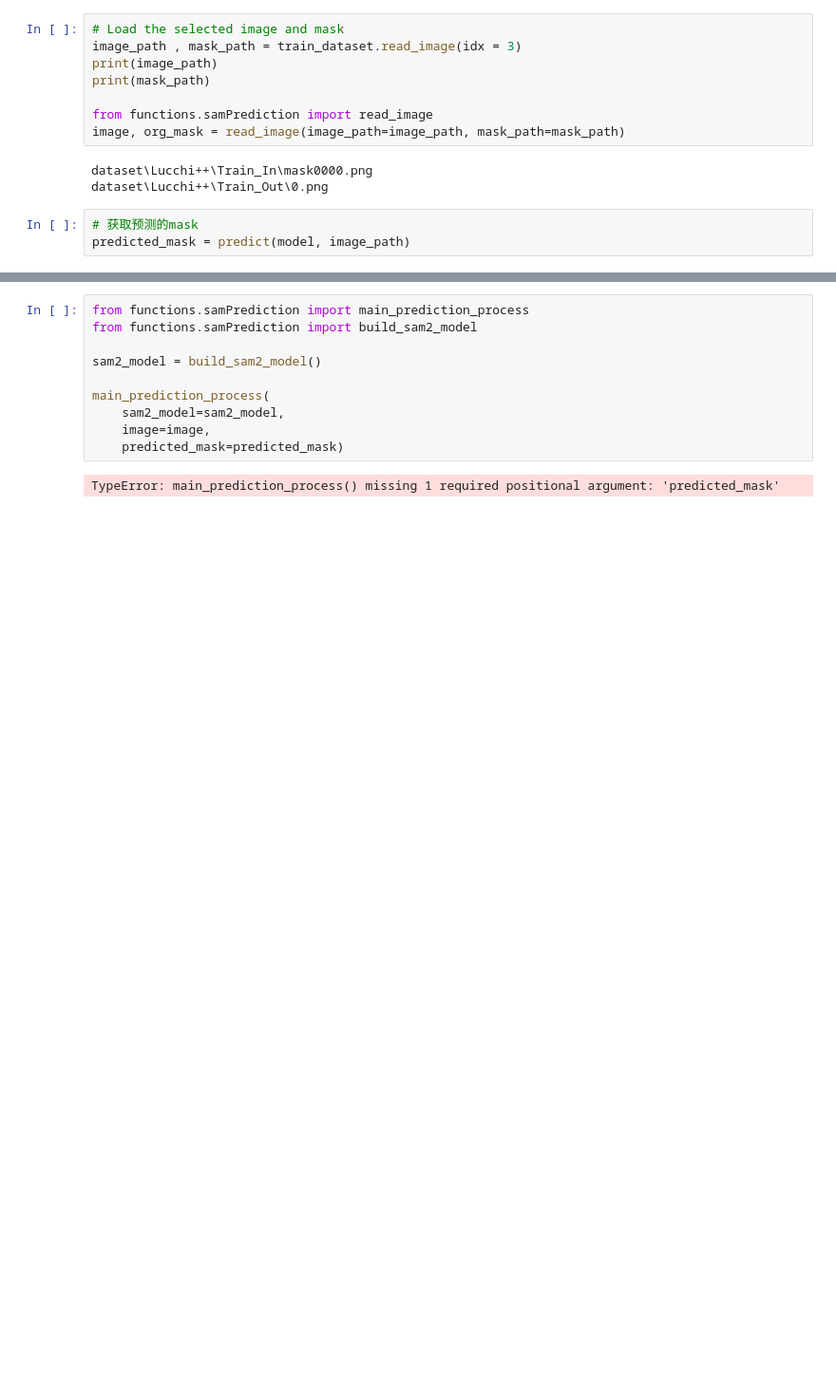
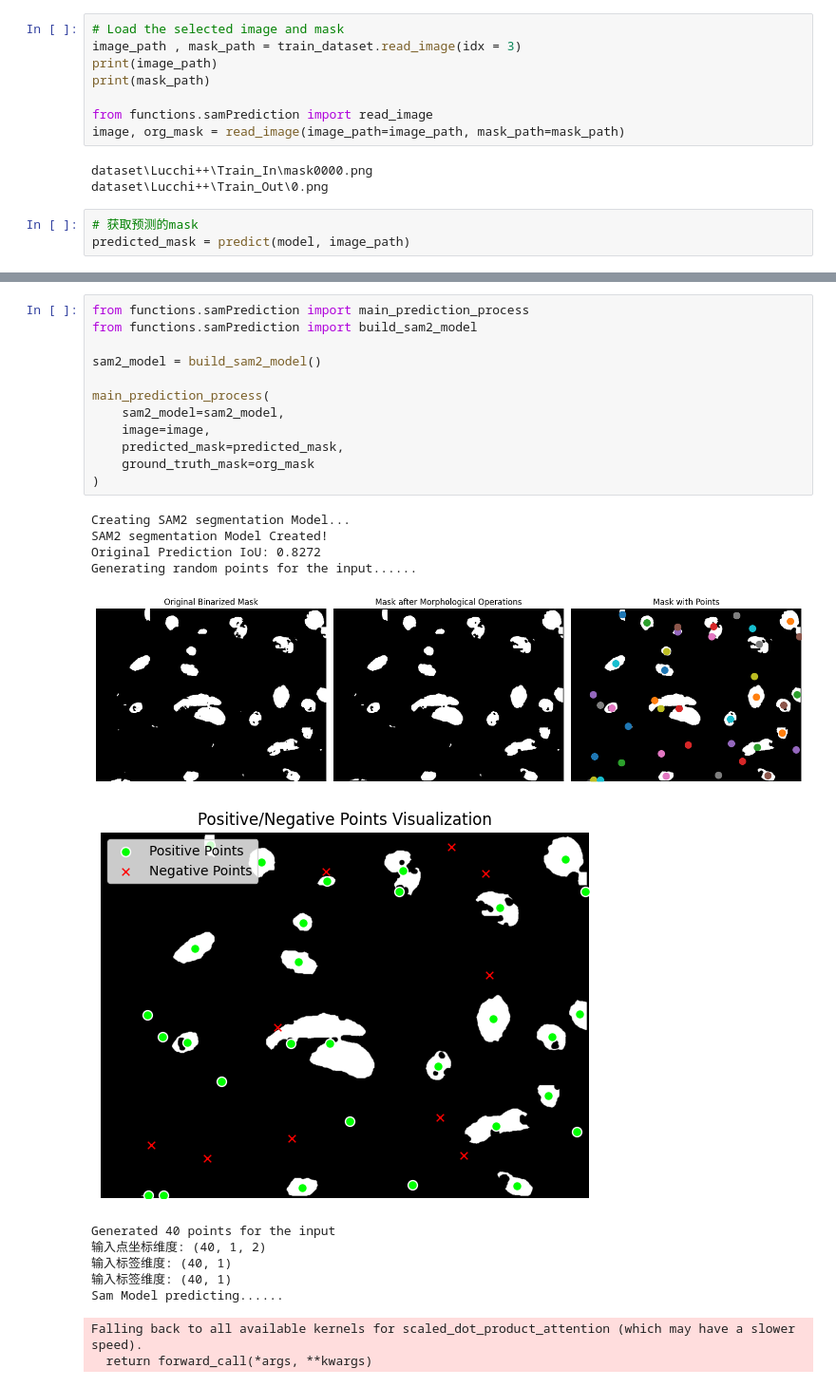
Before and after one commit to tom-choi/sam2, a Jupyter notebook: Unet_Train_try copy.ipynb, the cells around one changed output, grey strips where cells are left out. Shown at 95% size. Saved outputs shown, nothing was run; the diff lists cells and outputs as text; blank space fills up the shorter version.

Commit message:
calculate iou on sam prediction

```diff
--- a/Unet_Train_try copy.ipynb
+++ b/Unet_Train_try copy.ipynb
@@ -114,12 +129,26 @@ predicted_mask = predict(model, image_path)
 # %%
 from functions.samPrediction import main_prediction_process
 from functions.samPrediction import build_sam2_model
 
 sam2_model = build_sam2_model()
 
 main_prediction_process(
     sam2_model=sam2_model,
     image=image,
-    predicted_mask=predicted_mask)
+    predicted_mask=predicted_mask,
+    ground_truth_mask=org_mask
+)
 # %% [output]
-TypeError: main_prediction_process() missing 1 required positional argument: 'predicted_mask'
+Creating SAM2 segmentation Model...
+SAM2 segmentation Model Created!
+Original Prediction IoU: 0.8272
+Generating random points for the input......
+[figure, added]
+[figure, added]
+Generated 40 points for the input
+输入点坐标维度: (40, 1, 2)
+输入标签维度: (40, 1)
+输入标签维度: (40, 1)
+Sam Model predicting......
+Falling back to all available kernels for scaled_dot_product_attention (which may have a slower speed).
+  return forward_call(*args, **kwargs)
```
Also changed, not shown: parts of 2 cells of this notebook, 3 other files.
